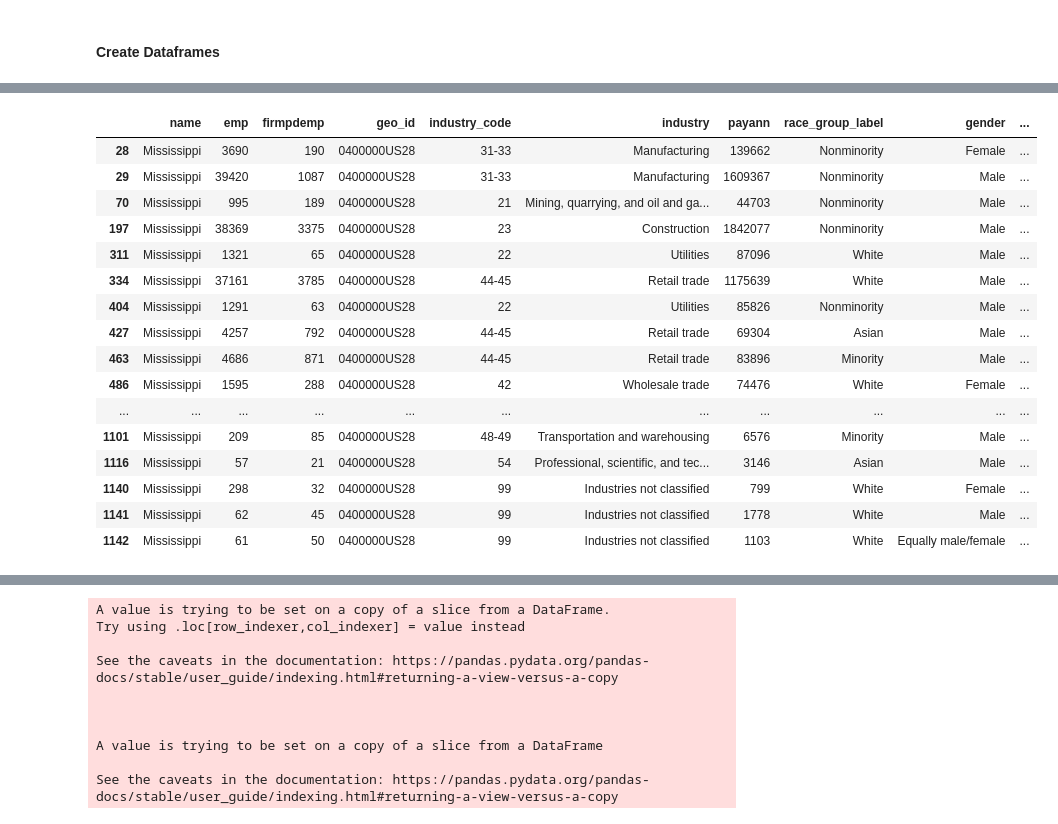
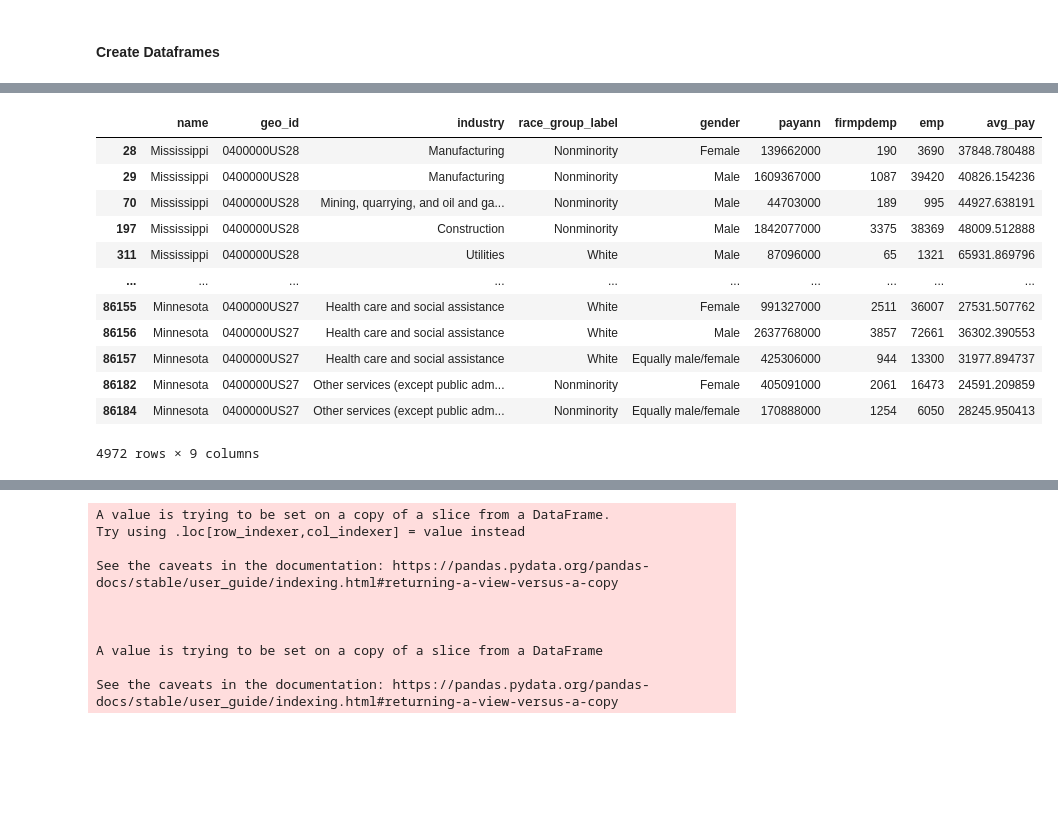
Before and after one commit to jedc4xer/abs_group_assessment, a Jupyter notebook: jeds_visualizations.ipynb, the cells around one changed output, grey strips where cells are left out. Cells and saved outputs as stored; diff of their text form; code cells hidden in the pictures; blank space fills up the shorter version.

```diff
--- a/jeds_visualizations.ipynb
+++ b/jeds_visualizations.ipynb
@@ -28,20 +44,20 @@ slbo = pd.read_csv(files[4])
 # %%
-comp_sum_df[(comp_sum_df.payann != 0) & (comp_sum_df.gender != 'Total') & (comp_sum_df.race_group_label != 'Total') & (comp_sum_df.industry_code != '00')].head(50)
+comp_sum_subset = comp_sum_df[(comp_sum_df.payann != 0) & (comp_sum_df.gender != 'Total') & (comp_sum_df.race_group_label != 'Total') & (comp_sum_df.industry_code != '00')]
+comp_sum_subset = comp_sum_subset[['name','geo_id','industry','race_group_label','gender','payann','firmpdemp','emp']]
+comp_sum_subset['payann'] = comp_sum_subset['payann'] * 1000
+comp_sum_subset['avg_pay'] = comp_sum_subset.apply(lambda row: row.payann/row.emp, axis = 1)
+comp_sum_subset
 # %% [output]
-|  | name | emp | firmpdemp | geo_id | industry_code | industry | payann | race_group_label | gender | ... |
-| 28 | Mississippi | 3690 | 190 | 0400000US28 | 31-33 | Manufacturing | 139662 | Nonminority | Female | ... |
-| 29 | Mississippi | 39420 | 1087 | 0400000US28 | 31-33 | Manufacturing | 1609367 | Nonminority | Male | ... |
-| 70 | Mississippi | 995 | 189 | 0400000US28 | 21 | Mining, quarrying, and oil and ga... | 44703 | Nonminority | Male | ... |
-| 197 | Mississippi | 38369 | 3375 | 0400000US28 | 23 | Construction | 1842077 | Nonminority | Male | ... |
-| 311 | Mississippi | 1321 | 65 | 0400000US28 | 22 | Utilities | 87096 | White | Male | ... |
-| 334 | Mississippi | 37161 | 3785 | 0400000US28 | 44-45 | Retail trade | 1175639 | White | Male | ... |
-| 404 | Mississippi | 1291 | 63 | 0400000US28 | 22 | Utilities | 85826 | Nonminority | Male | ... |
-| 427 | Mississippi | 4257 | 792 | 0400000US28 | 44-45 | Retail trade | 69304 | Asian | Male | ... |
-| 463 | Mississippi | 4686 | 871 | 0400000US28 | 44-45 | Retail trade | 83896 | Minority | Male | ... |
-| 486 | Mississippi | 1595 | 288 | 0400000US28 | 42 | Wholesale trade | 74476 | White | Female | ... |
-| ... | ... | ... | ... | ... | ... | ... | ... | ... | ... | ... |
-| 1101 | Mississippi | 209 | 85 | 0400000US28 | 48-49 | Transportation and warehousing | 6576 | Minority | Male | ... |
-| 1116 | Mississippi | 57 | 21 | 0400000US28 | 54 | Professional, scientific, and tec... | 3146 | Asian | Male | ... |
-| 1140 | Mississippi | 298 | 32 | 0400000US28 | 99 | Industries not classified | 799 | White | Female | ... |
-| 1141 | Mississippi | 62 | 45 | 0400000US28 | 99 | Industries not classified | 1778 | White | Male | ... |
-| 1142 | Mississippi | 61 | 50 | 0400000US28 | 99 | Industries not classified | 1103 | White | Equally male/female | ... |
+|  | name | geo_id | industry | race_group_label | gender | payann | firmpdemp | emp | avg_pay |
+| 28 | Mississippi | 0400000US28 | Manufacturing | Nonminority | Female | 139662000 | 190 | 3690 | 37848.780488 |
+| 29 | Mississippi | 0400000US28 | Manufacturing | Nonminority | Male | 1609367000 | 1087 | 39420 | 40826.154236 |
+| 70 | Mississippi | 0400000US28 | Mining, quarrying, and oil and ga... | Nonminority | Male | 44703000 | 189 | 995 | 44927.638191 |
+| 197 | Mississippi | 0400000US28 | Construction | Nonminority | Male | 1842077000 | 3375 | 38369 | 48009.512888 |
+| 311 | Mississippi | 0400000US28 | Utilities | White | Male | 87096000 | 65 | 1321 | 65931.869796 |
+| ... | ... | ... | ... | ... | ... | ... | ... | ... | ... |
+| 86155 | Minnesota | 0400000US27 | Health care and social assistance | White | Female | 991327000 | 2511 | 36007 | 27531.507762 |
+| 86156 | Minnesota | 0400000US27 | Health care and social assistance | White | Male | 2637768000 | 3857 | 72661 | 36302.390553 |
+| 86157 | Minnesota | 0400000US27 | Health care and social assistance | White | Equally male/female | 425306000 | 944 | 13300 | 31977.894737 |
+| 86182 | Minnesota | 0400000US27 | Other services (except public adm... | Nonminority | Female | 405091000 | 2061 | 16473 | 24591.209859 |
+| 86184 | Minnesota | 0400000US27 | Other services (except public adm... | Nonminority | Equally male/female | 170888000 | 1254 | 6050 | 28245.950413 |
+4972 rows × 9 columns
```
Also changed, not shown: parts of 2 cells of this notebook, 1 other file.
